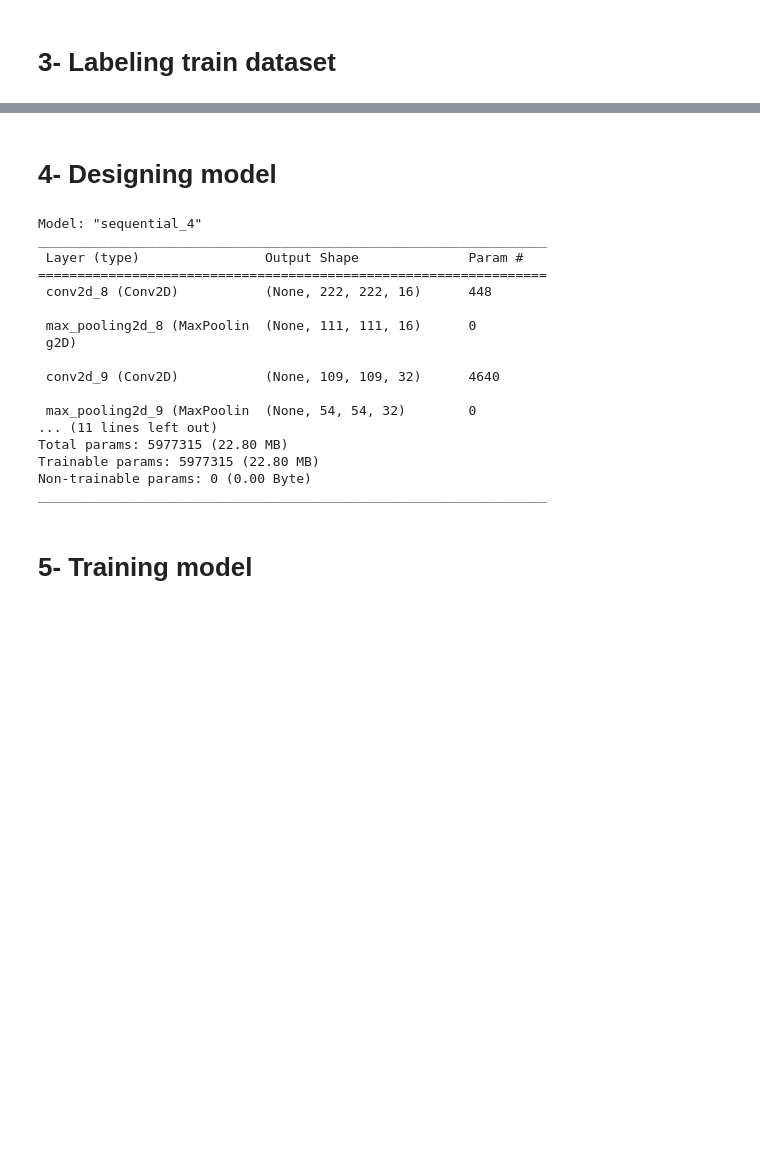
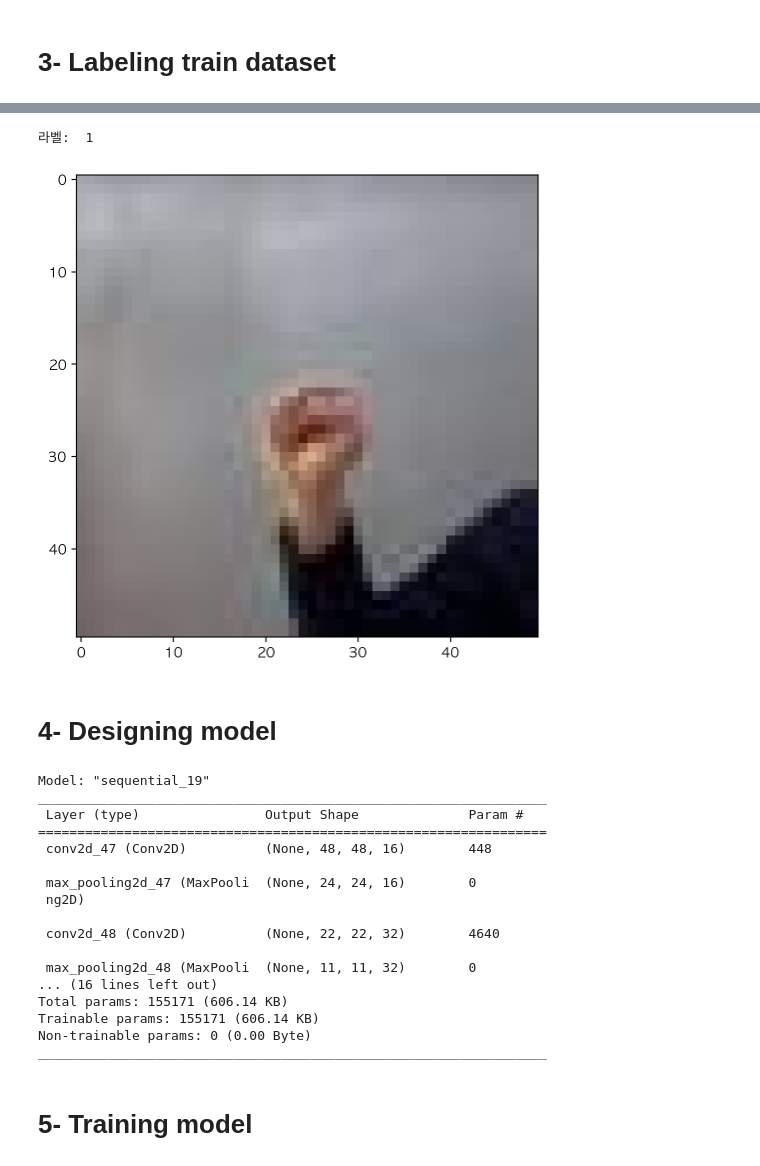
Before and after one commit to gyjong/aiffel_campus, a Jupyter notebook: quest_0306/0306_srp.ipynb, the cells around one changed output, grey strips where cells are left out. Drawn from its saved outputs; the diff is of its cells as text; code cells hidden in the pictures; blank space fills up the shorter version.

```diff
--- a/quest_0306/0306_srp.ipynb
+++ b/quest_0306/0306_srp.ipynb
@@ -158,8 +178,15 @@ print('라벨: ', y_train[0])
+# %%
+plt.imshow(x_val[120])
+print('라벨: ', y_val[120])
+# %% [output]
+라벨:  1
+[figure, added]
 # %% [markdown]
 # 4- Designing model
 # %%
 import tensorflow as tf
 from tensorflow import keras
+from tensorflow.keras import regularizers  # Add this line to import regularizers
 import numpy as np
 
 # model을 직접 만들어 보세요.
@@ -168,7 +195,8 @@ import numpy as np
 # parameters for tuning model
 n_channel_1 = 16
 n_channel_2 = 32
-n_dense = 64
+n_channel_3 = 64
+n_dense = 128
 n_train_epoch = 30
 
 model = keras.models.Sequential()
@@ -176,7 +204,7 @@ model.add(keras.layers.Conv2D(
     n_channel_1,
     (3, 3),
     activation = 'relu',
-    input_shape = (224, 224, 3)
+    input_shape = (img_data_size, img_data_size, 3)
 ))
 model.add(keras.layers.MaxPool2D(2,2))
 model.add(keras.layers.Conv2D(
@@ -185,11 +213,17 @@ model.add(keras.layers.Conv2D(
     activation = 'relu'
 ))
 model.add(keras.layers.MaxPooling2D(2, 2))
+model.add(keras.layers.Conv2D(
+    n_channel_3,
+    (3, 3),
+    activation = 'relu'
+))
+model.add(keras.layers.MaxPooling2D(2, 2))
 model.add(keras.layers.Flatten())
 model.add(keras.layers.Dense(
     n_dense,
     activation = 'relu',
-    # kernel_regularizer=regularizers.l1_l2(.001),  # L1 규제와 L2 규제를 추가
+    kernel_regularizer=regularizers.l1_l2(.001),  # L1 규제와 L2 규제를 추가
 ))
 model.add(keras.layers.Dropout(0.2)) # 드롭아웃 추가
 model.add(keras.layers.Dense(
@@ -197,24 +231,23 @@ model.add(keras.layers.Dense(
     activation = 'softmax'
 ))
 
-
 model.summary()
 # %% [output]
-Model: "sequential_4"
+Model: "sequential_19"
 _________________________________________________________________
  Layer (type)                Output Shape              Param #
 =================================================================
- conv2d_8 (Conv2D)           (None, 222, 222, 16)      448
+ conv2d_47 (Conv2D)          (None, 48, 48, 16)        448
 
- max_pooling2d_8 (MaxPoolin  (None, 111, 111, 16)      0
- g2D)
+ max_pooling2d_47 (MaxPooli  (None, 24, 24, 16)        0
+ ng2D)
 
- conv2d_9 (Conv2D)           (None, 109, 109, 32)      4640
+ conv2d_48 (Conv2D)          (None, 22, 22, 32)        4640
 
- max_pooling2d_9 (MaxPoolin  (None, 54, 54, 32)        0
-... (11 lines left out)
-Total params: 5977315 (22.80 MB)
-Trainable params: 5977315 (22.80 MB)
+ max_pooling2d_48 (MaxPooli  (None, 11, 11, 32)        0
+... (16 lines left out)
+Total params: 155171 (606.14 KB)
+Trainable params: 155171 (606.14 KB)
 Non-trainable params: 0 (0.00 Byte)
 _________________________________________________________________
 # %% [markdown]
```
Also changed, not shown: parts of 17 cells of this notebook.
